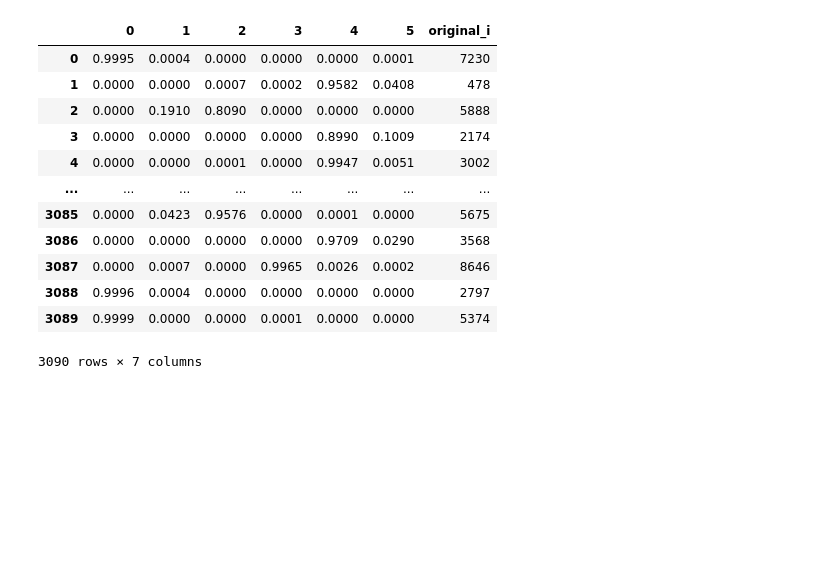
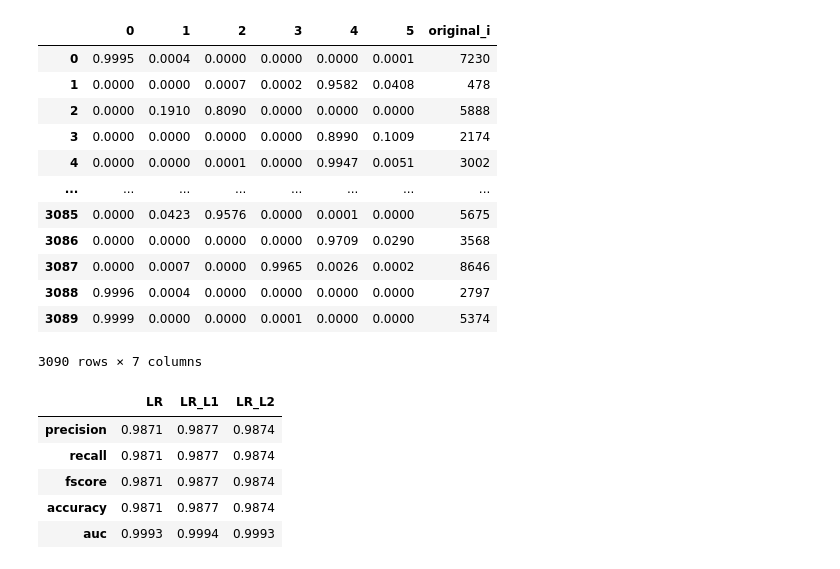
Before and after one commit to MassGH2023/Supervised-Machine-Learning-Classification, a Jupyter notebook: Logistic_regression.ipynb, the cells around one changed output. Cells and saved outputs as stored; diff of their text form; code cells hidden in the pictures; blank space fills up the shorter version.

```diff
--- a/Logistic_regression.ipynb
+++ b/Logistic_regression.ipynb
@@ -357,0 +372,11 @@ from sklearn.preprocessing import label_binarize
+# %%
+metrics = pd.concat(metrics, axis = 1)
+# %%
+round(metrics,4)
+# %% [output]
+|  | LR | LR_L1 | LR_L2 |
+| precision | 0.9871 | 0.9877 | 0.9874 |
+| recall | 0.9871 | 0.9877 | 0.9874 |
+| fscore | 0.9871 | 0.9877 | 0.9874 |
+| accuracy | 0.9871 | 0.9877 | 0.9874 |
+| auc | 0.9993 | 0.9994 | 0.9993 |
```
Also changed, not shown: parts of 3 cells of this notebook.
